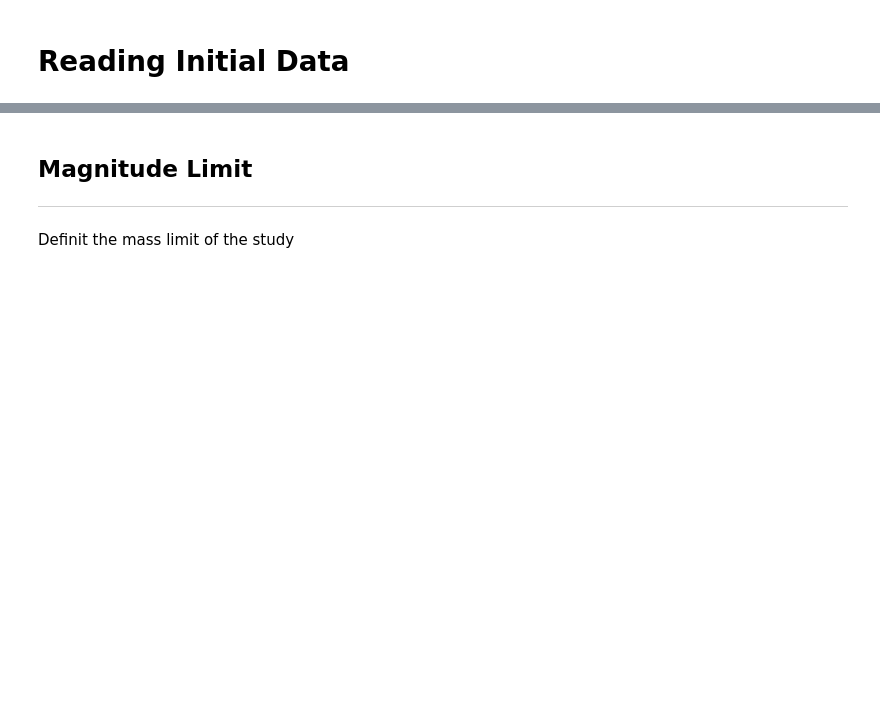
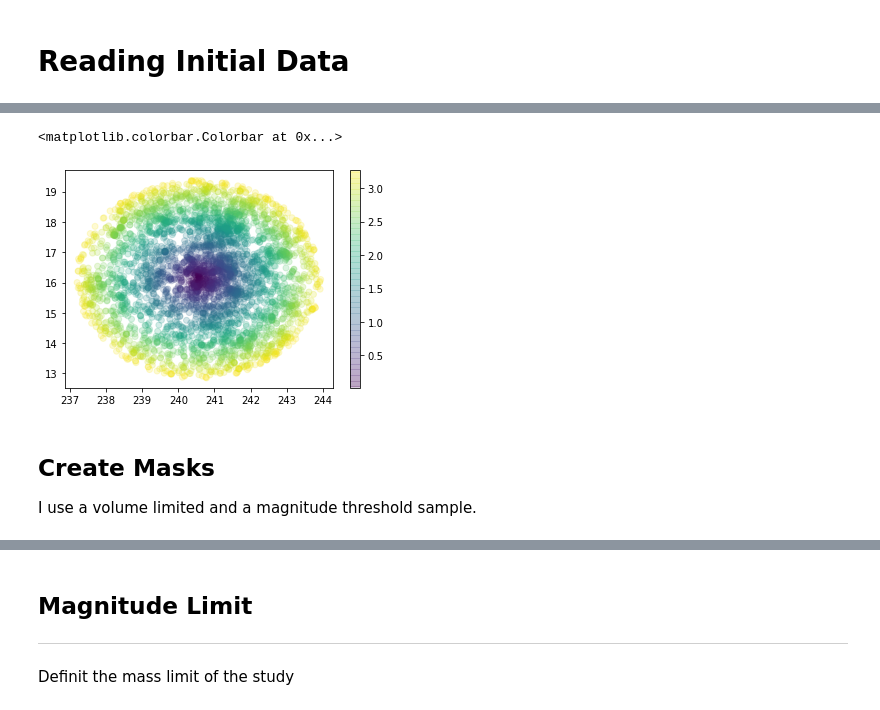
Before and after one commit to estevesjh/galaxyFormation, a Jupyter notebook: notebooks/PreProcessing.ipynb, the cells around one changed output, grey strips where cells are left out. Drawn from its saved outputs; the diff is of its cells as text; code cells hidden in the pictures; blank space fills up the shorter version.

```diff
--- a/notebooks/PreProcessing.ipynb
+++ b/notebooks/PreProcessing.ipynb
@@ -77,0 +145,27 @@ Table length=92374
+# %%
+data = gal[into_gal].copy()
+
+data['Yang'] = cid[into_cls]
+
+data['R200c'] = r200c[into_cls]
+data['R200m'] = r200m[into_cls]
+
+data['M200c'] = m200c[into_cls]
+data['redshift'] = zcls[into_cls]
+# %%
+data['distance'] = distance
+data['Rm'] = distance[into_gal]/theta200m[into_cls]
+data['Rc'] = distance[into_gal]/theta200c[into_cls]
+# %%
+mask1 = key[0]==0
+mask2 = into_cls==0
+# %%
+plt.scatter(data['ra'][mask2],data['dec'][mask2],c=data['distance'][mask2],alpha=0.2)
+plt.colorbar()
+# %% [output]
+<matplotlib.colorbar.Colorbar at 0x...>
+[figure, added]
+# %% [markdown]
+## Create Masks
+
+I use a volume limited and a magnitude threshold sample.
```
Also changed, not shown: parts of 57 cells of this notebook, 3 other files.
